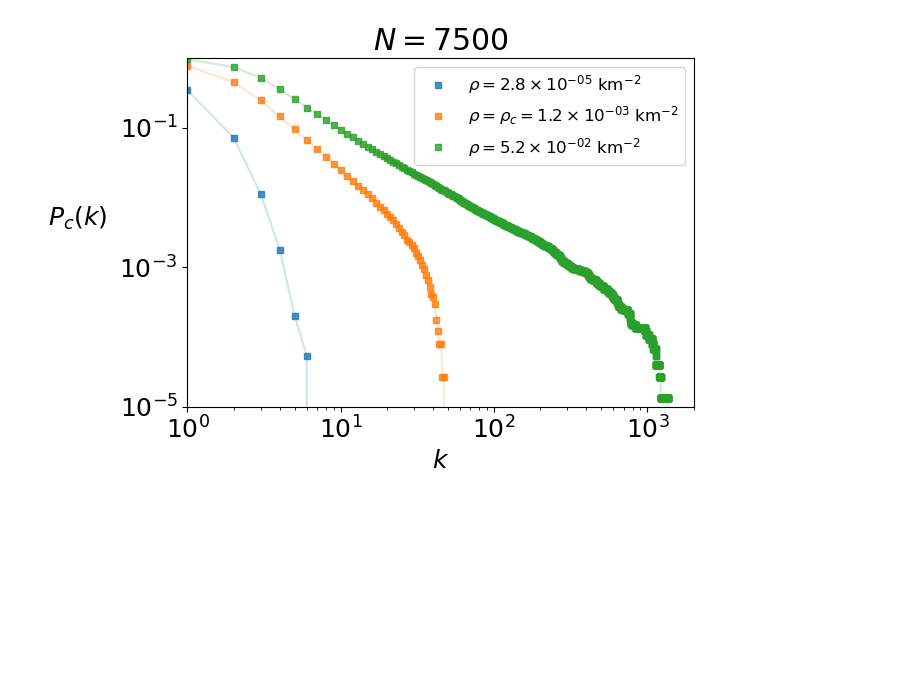
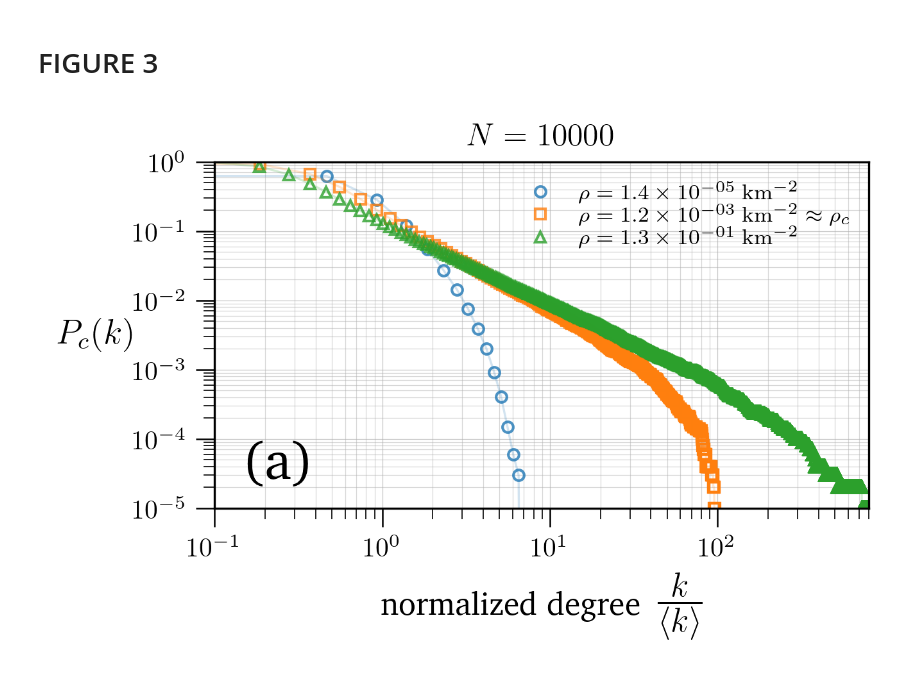
Before and after one commit to lucamar91/qkd_networks, a Jupyter notebook: plots.ipynb, the cells around one changed output. Cells and saved outputs as stored; diff of their text form; code cells hidden in the pictures; blank space fills up the shorter version.

```diff
--- a/plots.ipynb
+++ b/plots.ipynb
@@ -1,20 +0,0 @@
-# %%
-import matplotlib.pyplot as plt
-import os
-import numpy as np
-from tqdm import tqdm
-from network_funcs import *
-from qopt_funcs import *
-import networkx as nx
-import random
-import time
-import csv
-from scipy.signal import find_peaks
-from scipy.ndimage import gaussian_filter
-
-plt.rcParams['figure.figsize'] = [7,5]
-plt.rcParams['figure.dpi'] = 100 # 200 e.g. is really fine, but slower#
-plt.rcParams.update({'font.size': 18})
-
-cmap = plt.get_cmap("tab10")   # dft sequence of colors
-plt.rcParams['axes.formatter.use_mathtext'] = True        # orders of magnitude in the plots --> x10^n instead of 1e9
@@ -179,44 +400,51 @@ plt.savefig('plots/CV_susceptibilities_w_inset.png')
+# %% [markdown]
+# FIGURE 3
 # %%
-N=7500
-data = np.loadtxt('cluster_outs/out_hybrid_rhos_degr_N'+str(N)+'_d_hybinf_NX_wide_ratemin0_10nws.dat')
+N=10000
+data = np.loadtxt('cluster_outs/out_hybrid_rhos_degr_N'+str(N)+'_d_hyb91_NX_wide_ratemin0_10nws.dat')
 R, C = data.shape
 rhos=data[0]
 deg_dists=data[1:]
+critical_idx = 19
+markers = ['o', 's', '^', 'v', '.', 'D']
+
 # from the definition of CCDF one should sum up to the k-1-th element, but cumsum sums up to the k-th one. adding a row of zeros fixes the issues,
 # effectively translating the curves by 1
 deg_dists_zero_col = np.vstack((np.zeros(shape=(1,deg_dists.shape[1])), deg_dists))
 comp_cum_distr = 1-np.cumsum(deg_dists_zero_col, axis=0)/N
 
 c=0
-for r in range(3,C,16):
+for r in [0,19,39]:
     avg_k = np.average(data[1:,r]*np.arange(1,R))         # index of a row is the degree
-    label = r'$\rho = {:.1e}$'.format(rhos[r]).replace('e', r' \times 10^{')[:-1] + '}$' + ' km$^{-2}$'
-    plt.plot(range(len(comp_cum_distr[:,r])), comp_cum_distr[:,r], 's', label=label, ms=4, alpha=.8)
-    plt.plot(range(len(comp_cum_distr[:,r])), comp_cum_distr[:,r], '-', alpha=.2, color=cmap(c))
+    label = r'$\rho = {:.1e}$'.format(rhos[r]).replace('e', r' \times 10^{')[:-1] + '}$' + r'$\ \mathrm{km}^{-2}$'
+    plt.plot(range(len(comp_cum_distr[:,r]))/avg_k, comp_cum_distr[:,r], markers[c], label=label, alpha=.8, markerfacecolor="None")
+    plt.plot(range(len(comp_cum_distr[:,r]))/avg_k, comp_cum_distr[:,r], '-', alpha=.2, color=cmap(c), markerfacecolor="None")
     c+=1
-
 legend = plt.legend()
 handles, labels = plt.gca().get_legend_handles_labels()
-
+plt.subplots_adjust(left=0., right=1., top=1., bottom=0.)
 
 # Modify the second label (element 3+16=19)
-labels[1] = r'$\rho = \rho_c = {:.1e}$'.format(rhos[19]).replace('e', r' \times 10^{')[:-1] + '}$' + ' km$^{-2}$'
+labels[1] = r'$\rho = {:.1e}$'.format(rhos[critical_idx]).replace('e', r' \times 10^{')[:-1] + r'}\ \mathrm{km}^{-2} \approx \rho_c$'
 
 # Update the legend with the new labels
-plt.legend(handles, labels, fontsize=12)
-
-# plt.legend(fontsize=12)
-plt.xlabel(r'$k$')
-plt.ylabel('$P_c(k)$', rotation=0, labelpad=30)
-# plt.ylabel('$\int_0^k n(k\')dk\'$')
+plt.legend(handles, labels, framealpha=0, labelspacing=0., loc=1)
+plt.xlabel(r'{\large normalized degree} $\frac{k}{\langle k\rangle}$', fontsize = plt.rcParams['axes.labelsize']+5, labelpad=4)
+plt.ylabel('$P_c(k)$', rotation=0, labelpad=20)
+plt.gca().yaxis.set_label_coords(x=-0.18, y=0.45)  # Sposta il label più a sinistra
 plt.title('$N=%d$'%N)
 plt.xscale('log')
 plt.yscale('log')
-plt.xlim(1,2000)
+plt.xlim(left=0.1,right=800)
 plt.ylim(1e-5,1)
-#plt.grid()
-plt.tight_layout()
-plt.savefig('plots/compl_cumul_degr_distribution_N%d.png'%N)
+plt.grid(which="major")
+plt.grid()
+plt.grid(which="minor", alpha=0.5)
+
+# TO ALIGN AXES IN LATEX: bbox only saves a portion of the visualized plot
+bbox_fig3.ignore(True)
+plt.text(0.05, .2, '(a)', transform=plt.gca().transAxes, fontsize=20, va='top', ha='left')
+plt.savefig('plots/collapsed_compl_cumul_degr_distribution_hybrid_N' + str(N) + '.pdf', format='pdf', bbox_inches=bbox_fig3)
 # %% [output]
-[figure, old version]
+[figure, new version]
 # %%
```
Also changed, not shown: parts of 18 cells of this notebook, 5 other files.
